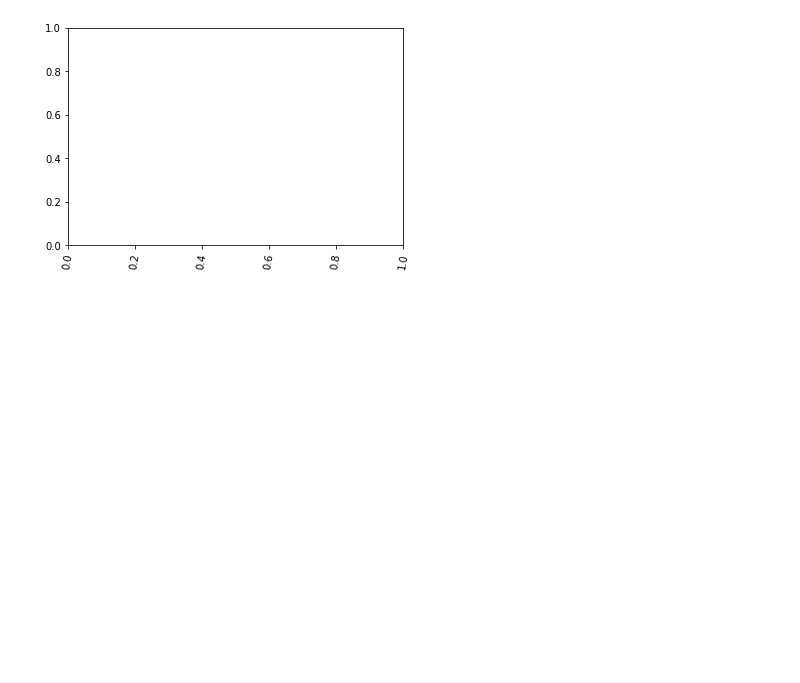
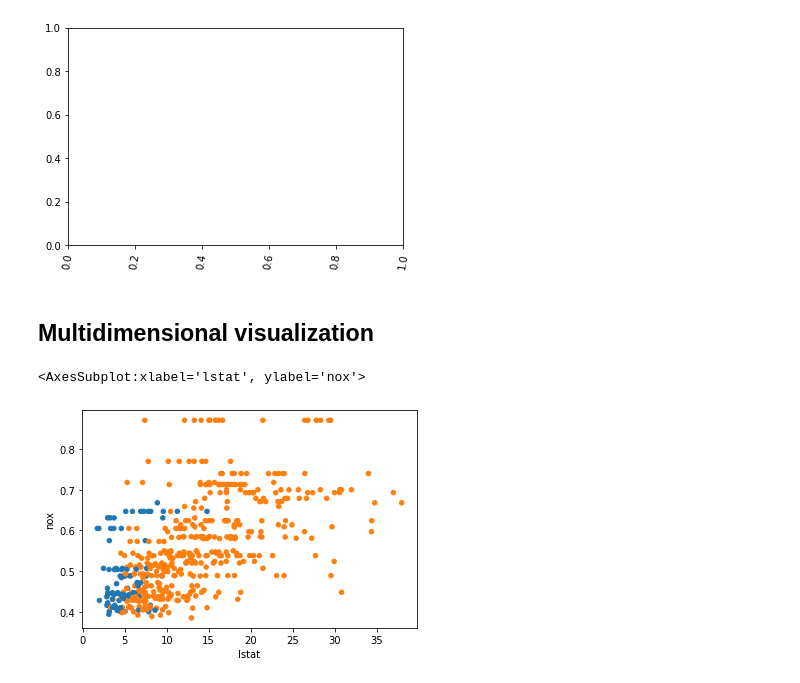
Before and after one commit to alextanhongpin/data-mining-for-business-analytics, a Jupyter notebook: 03_data_visualization.ipynb, the cells around one changed output. Saved outputs shown, nothing was run; the diff lists cells and outputs as text; code cells hidden in the pictures; blank space fills up the shorter version.

Commit message:
chore: add visualization example

```diff
--- a/03_data_visualization.ipynb
+++ b/03_data_visualization.ipynb
@@ -266,3 +269,13 @@ plt.xticks(rotation=80)
   Text(0, 0, ''),
   Text(0, 0, '')])
 [figure]
+# %% [markdown]
+## Multidimensional visualization
+# %%
+# Color the points by the value of CAT.MEDV
+housing_df.plot.scatter(
+    x="lstat", y="nox", c=["C0" if c == 1 else "C1" for c in housing_df.cat_medv]
+)
+# %% [output]
+<AxesSubplot:xlabel='lstat', ylabel='nox'>
+[figure, added]
```
Also changed, not shown: parts of 17 cells of this notebook, 1 other file.
